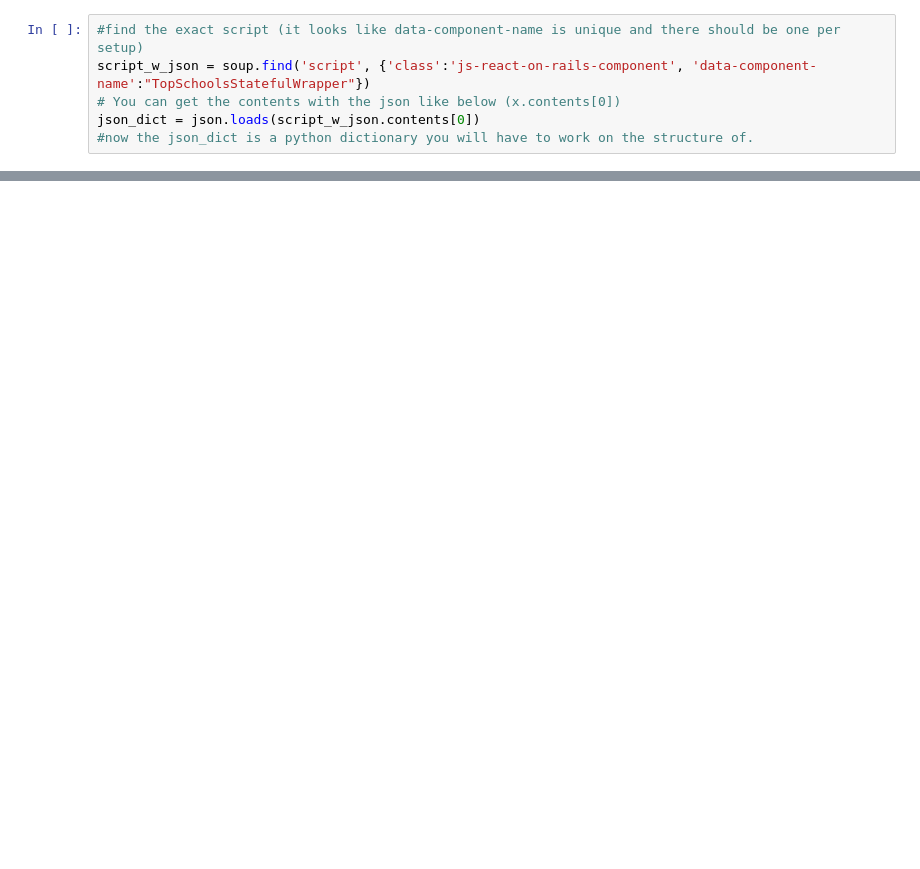
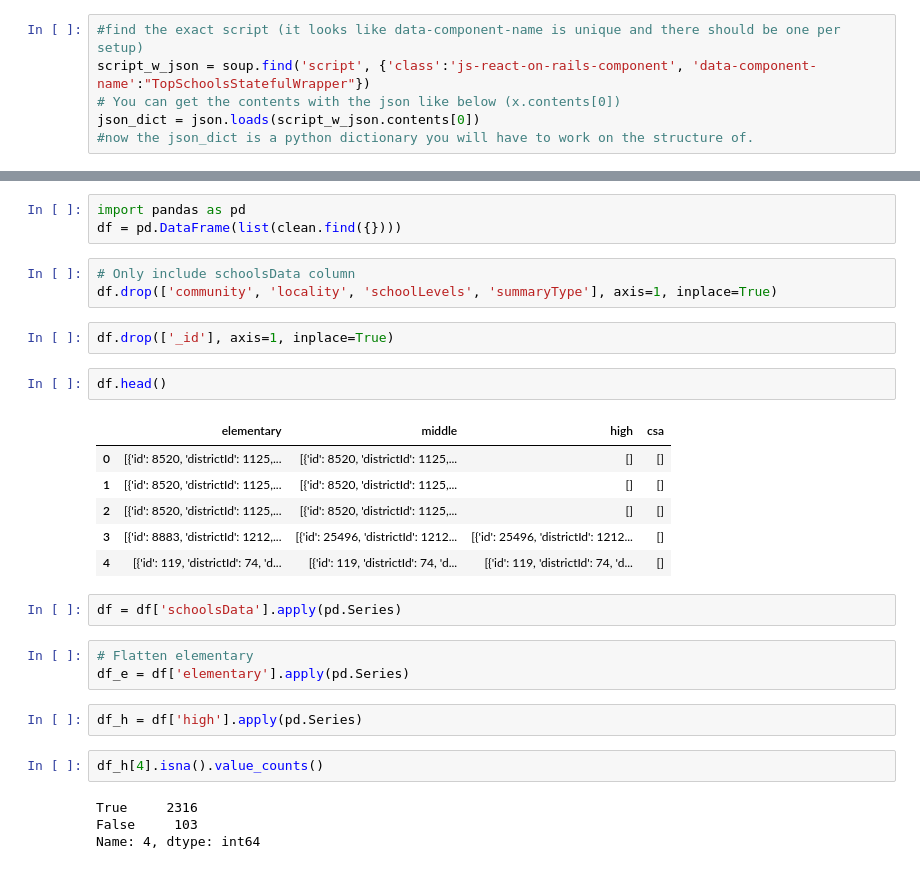
Before and after one commit to MLondon1027/Great-Schools-Ratings, a Jupyter notebook: Capstone 1 - Web scraper.ipynb, the cells around one changed output, grey strips where cells are left out. Cells and saved outputs as stored; diff of their text form; blank space fills up the shorter version.

Commit message:
Cleaning HS dataframe

```diff
--- a/Capstone 1 - Web scraper.ipynb
+++ b/Capstone 1 - Web scraper.ipynb
@@ -296,0 +311,30 @@ for document in db['script'].find():
+# %%
+import pandas as pd
+df = pd.DataFrame(list(clean.find({})))
+# %%
+# Only include schoolsData column
+df.drop(['community', 'locality', 'schoolLevels', 'summaryType'], axis=1, inplace=True)
+# %%
+df.drop(['_id'], axis=1, inplace=True)
+# %%
+df.head()
+# %% [output]
+|  | elementary | middle | high | csa |
+| 0 | [{'id': 8520, 'districtId': 1125,... | [{'id': 8520, 'districtId': 1125,... | [] | [] |
+| 1 | [{'id': 8520, 'districtId': 1125,... | [{'id': 8520, 'districtId': 1125,... | [] | [] |
+| 2 | [{'id': 8520, 'districtId': 1125,... | [{'id': 8520, 'districtId': 1125,... | [] | [] |
+| 3 | [{'id': 8883, 'districtId': 1212,... | [{'id': 25496, 'districtId': 1212... | [{'id': 25496, 'districtId': 1212... | [] |
+| 4 | [{'id': 119, 'districtId': 74, 'd... | [{'id': 119, 'districtId': 74, 'd... | [{'id': 119, 'districtId': 74, 'd... | [] |
+# %%
+df = df['schoolsData'].apply(pd.Series)
+# %%
+# Flatten elementary
+df_e = df['elementary'].apply(pd.Series)
+# %%
+df_h = df['high'].apply(pd.Series)
+# %%
+df_h[4].isna().value_counts()
+# %% [output]
+True     2316
+False     103
+Name: 4, dtype: int64
```
Also changed, not shown: parts of 7 cells of this notebook.
